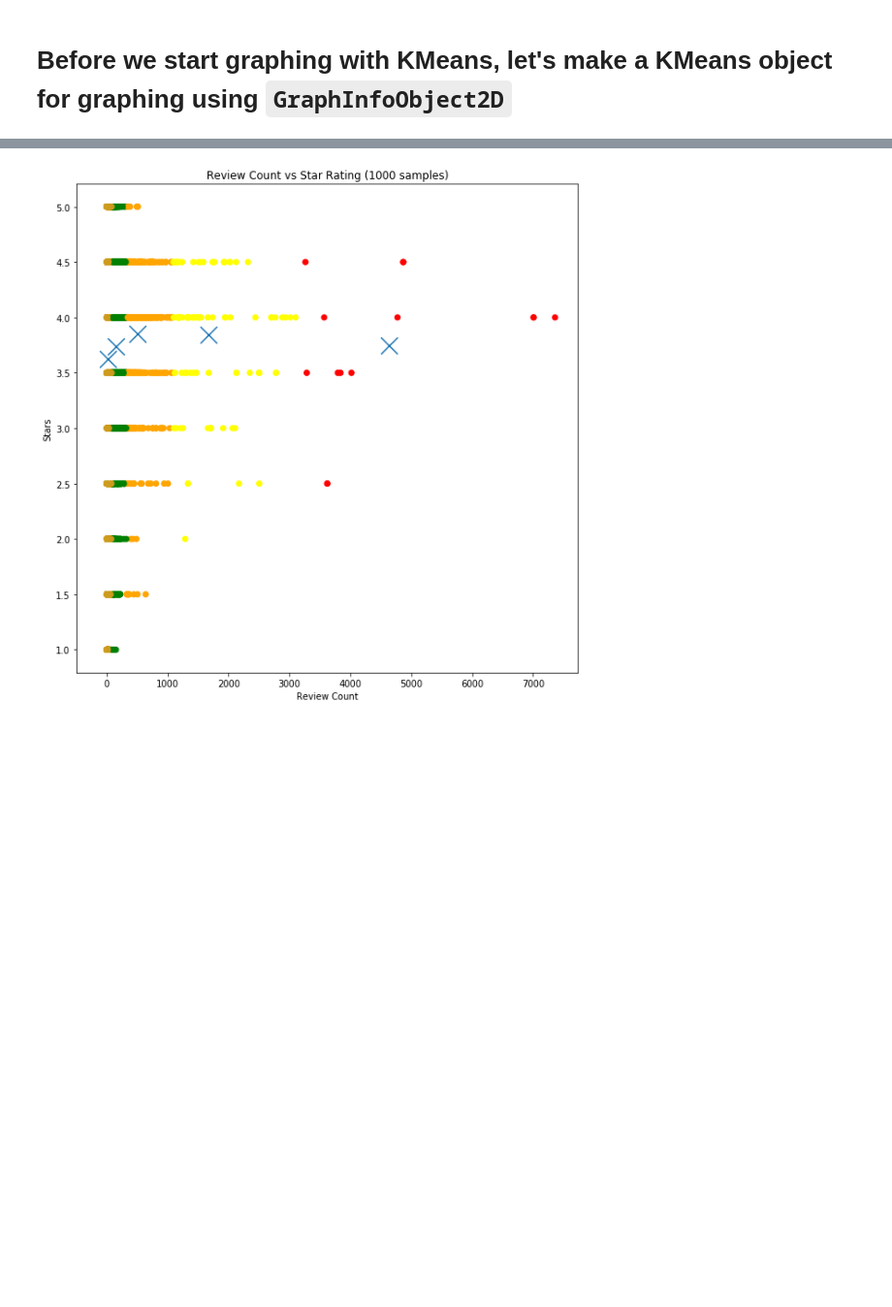
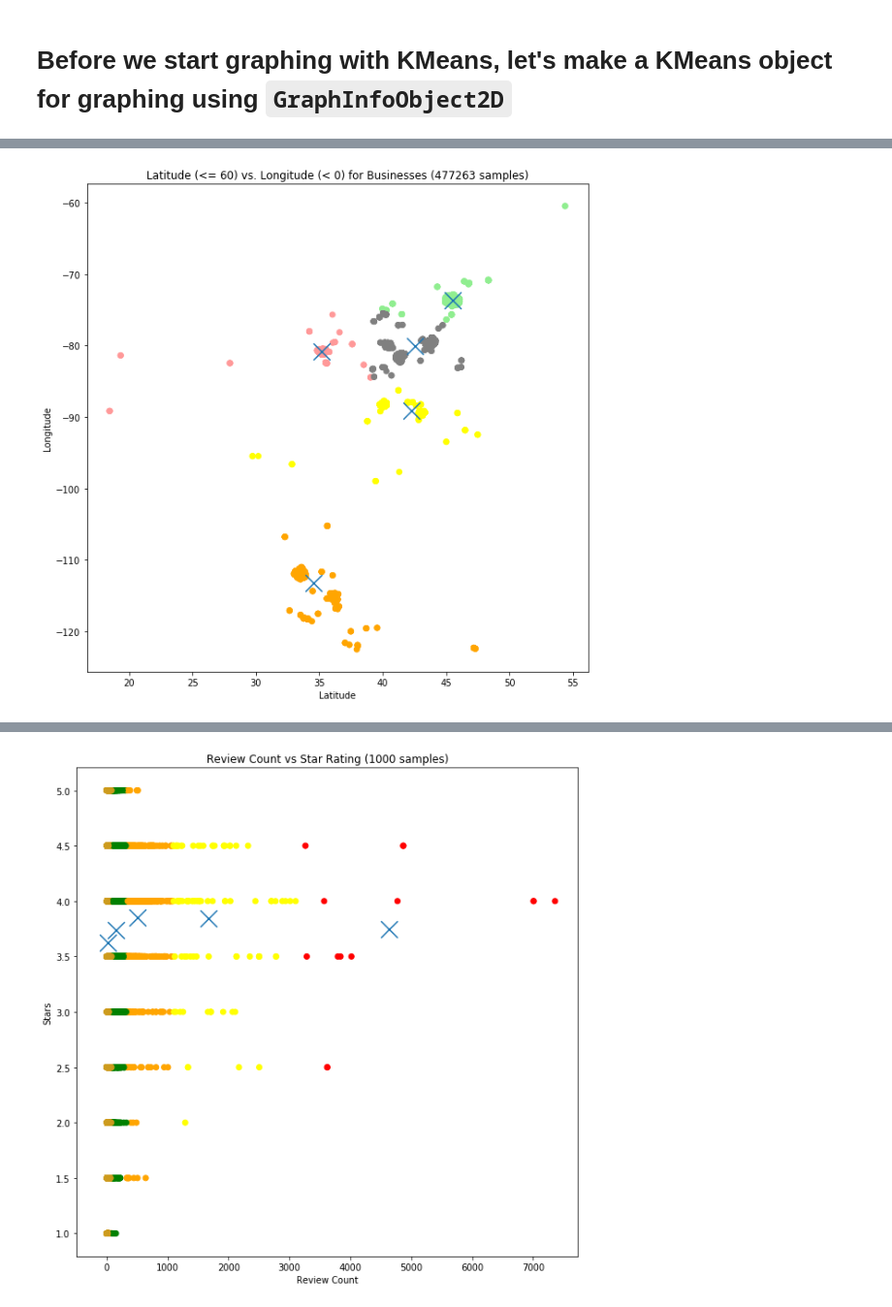
Before and after one commit to TheBetterTeam/GetYelp, a Jupyter notebook: Yelp Data/work.ipynb, the cells around one changed output, grey strips where cells are left out. Shown at 97% size. Saved outputs shown, nothing was run; the diff lists cells and outputs as text; code cells hidden in the pictures; blank space fills up the shorter version.

```diff
--- a/Yelp Data/work.ipynb
+++ b/Yelp Data/work.ipynb
@@ -194,3 +214,19 @@ graph.display()
+# %%
+X = []
+for item in zip(focused_lats,focused_long):
+    X.append([item[0], item[1]])
+# %%
+graph1 = Graph2DScatter(GIO_Focused, focused_lats, focused_long)
+GIO_Focused.setColor(1, 'purple')
+kmeans = KMeans(n_clusters=5)
+kmeans.fit(X)
+centroids = kmeans.cluster_centers_
+colors = ['orange', 'gray', 'yellow', '#FF9999', 'lightgreen']
+graph1.create_additional(focused_lats, focused_long, color_labels=True, labels=kmeans.labels_, colors=colors, marker='o')
+graph1.create_additional(centroids[:,0], centroids[:,1], color_labels=False, labels=None, colors=[], marker='x',s=350)
+graph1.display()
+# %% [output]
+[figure, added]
 # %%
 print(centroids)
 # %% [output]
```
Also changed, not shown: parts of 9 cells of this notebook.
